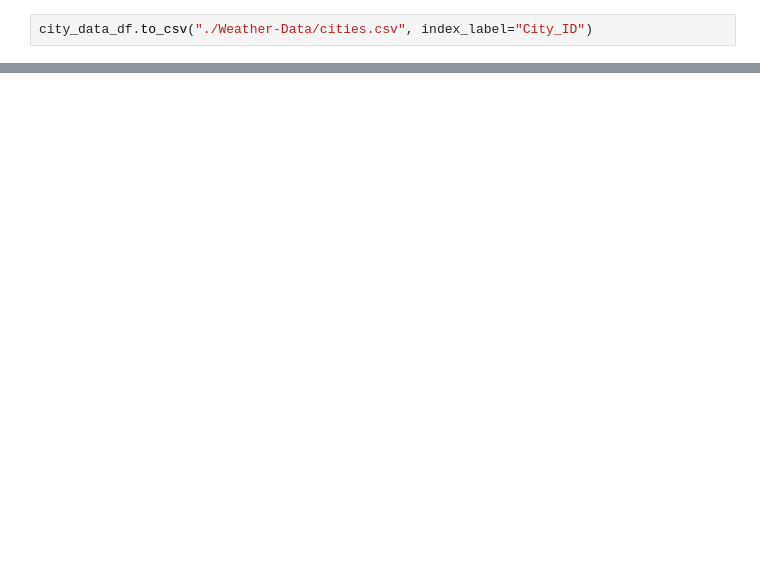
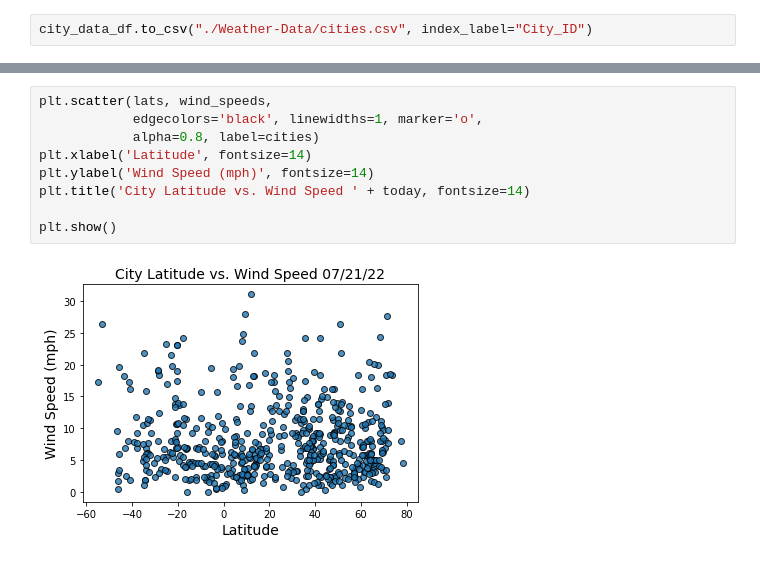
Before and after one commit to jmoletteire/World-Weather-Analysis, a Jupyter notebook: WeatherPy.ipynb, the cells around one changed output, grey strips where cells are left out. Drawn from its saved outputs; the diff is of its cells as text; blank space fills up the shorter version.

```diff
--- a/WeatherPy.ipynb
+++ b/WeatherPy.ipynb
@@ -167,0 +213,11 @@ city_data_df.to_csv("./Weather-Data/cities.csv", index_label="City_ID")
+# %%
+plt.scatter(lats, wind_speeds,
+            edgecolors='black', linewidths=1, marker='o',
+            alpha=0.8, label=cities)
+plt.xlabel('Latitude', fontsize=14)
+plt.ylabel('Wind Speed (mph)', fontsize=14)
+plt.title('City Latitude vs. Wind Speed ' + today, fontsize=14)
+
+plt.show()
+# %% [output]
+[figure, added]
```
Also changed, not shown: parts of 5 cells of this notebook.
